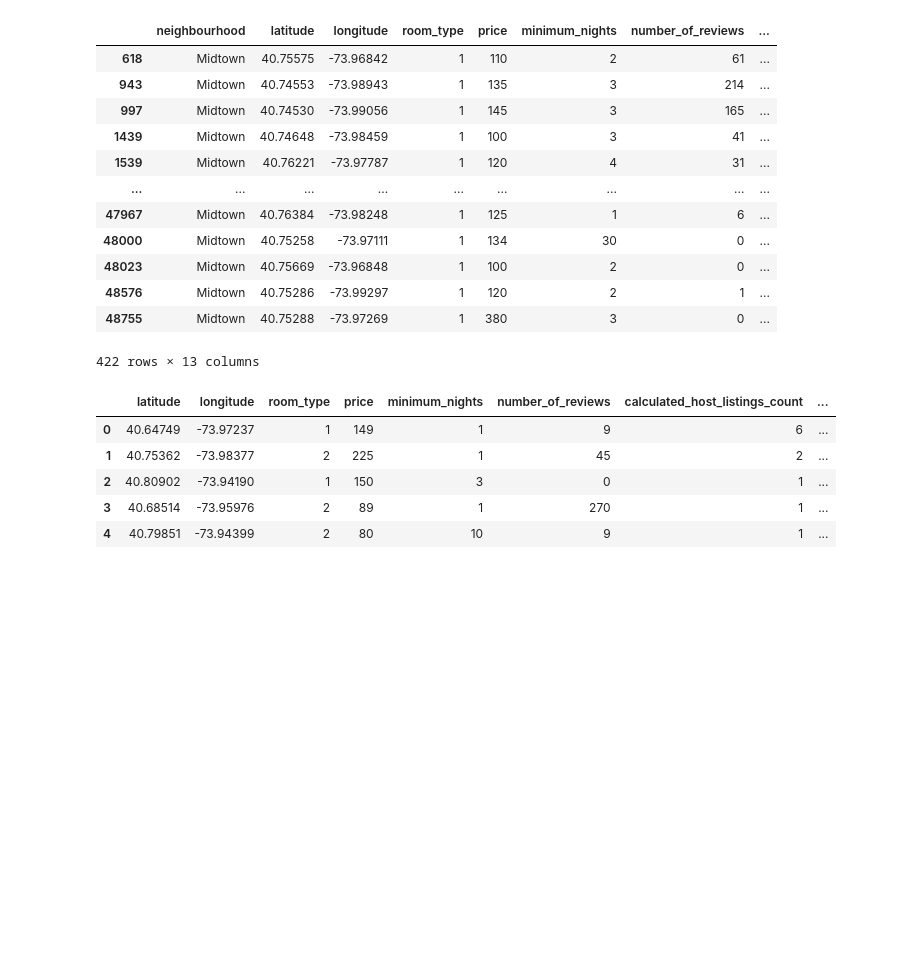
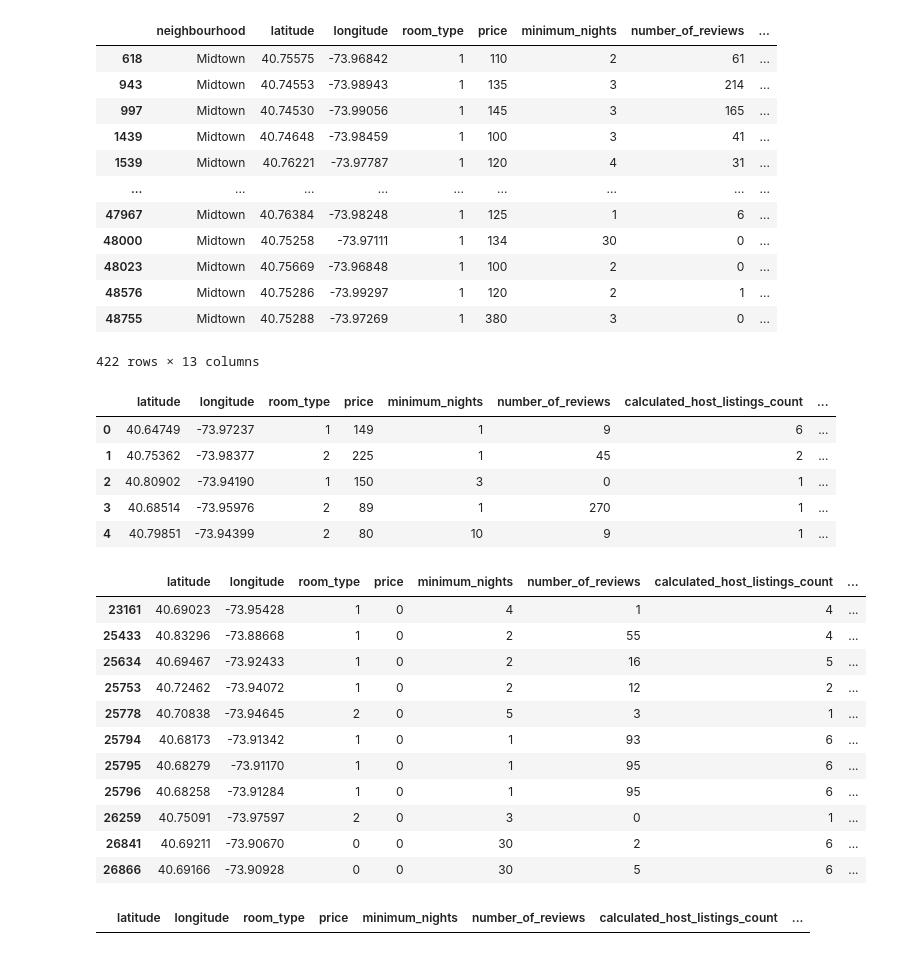
Before and after one commit to GuillePrograma94/machine-learning, a Jupyter notebook: src/explore.ipynb, the cells around one changed output. Saved outputs shown, nothing was run; the diff lists cells and outputs as text; code cells hidden in the pictures; blank space fills up the shorter version.

```diff
--- a/src/explore.ipynb
+++ b/src/explore.ipynb
@@ -192,3 +192,30 @@ df.head()
 | 2 | 40.80902 | -73.94190 | 1 | 150 | 3 | 0 | 1 | ... |
 | 3 | 40.68514 | -73.95976 | 2 | 89 | 1 | 270 | 1 | ... |
 | 4 | 40.79851 | -73.94399 | 2 | 80 | 10 | 9 | 1 | ... |
+# %%
+# We check if there are any prices with value 0.
+df[df['price'] == 0]
+# %% [output]
+|  | latitude | longitude | room_type | price | minimum_nights | number_of_reviews | calculated_host_listings_count | ... |
+| 23161 | 40.69023 | -73.95428 | 1 | 0 | 4 | 1 | 4 | ... |
+| 25433 | 40.83296 | -73.88668 | 1 | 0 | 2 | 55 | 4 | ... |
+| 25634 | 40.69467 | -73.92433 | 1 | 0 | 2 | 16 | 5 | ... |
+| 25753 | 40.72462 | -73.94072 | 1 | 0 | 2 | 12 | 2 | ... |
+| 25778 | 40.70838 | -73.94645 | 2 | 0 | 5 | 3 | 1 | ... |
+| 25794 | 40.68173 | -73.91342 | 1 | 0 | 1 | 93 | 6 | ... |
+| 25795 | 40.68279 | -73.91170 | 1 | 0 | 1 | 95 | 6 | ... |
+| 25796 | 40.68258 | -73.91284 | 1 | 0 | 1 | 95 | 6 | ... |
+| 26259 | 40.75091 | -73.97597 | 2 | 0 | 3 | 0 | 1 | ... |
+| 26841 | 40.69211 | -73.90670 | 0 | 0 | 30 | 2 | 6 | ... |
+| 26866 | 40.69166 | -73.90928 | 0 | 0 | 30 | 5 | 6 | ... |
+# %%
+# we erase all the rows with price = 0 as ti will not give us any valuable data.
+indices_a_eliminar = df[df['price'] == 0].index
+
+# Eliminando las filas
+df = df.drop(indices_a_eliminar)
+
+# We confirm there are no price = 0 value in the dataframe.
+df[df['price'] == 0]
+# %% [output]
+|  | latitude | longitude | room_type | price | minimum_nights | number_of_reviews | calculated_host_listings_count | ... |
```
Also changed, not shown: parts of 14 cells of this notebook.
